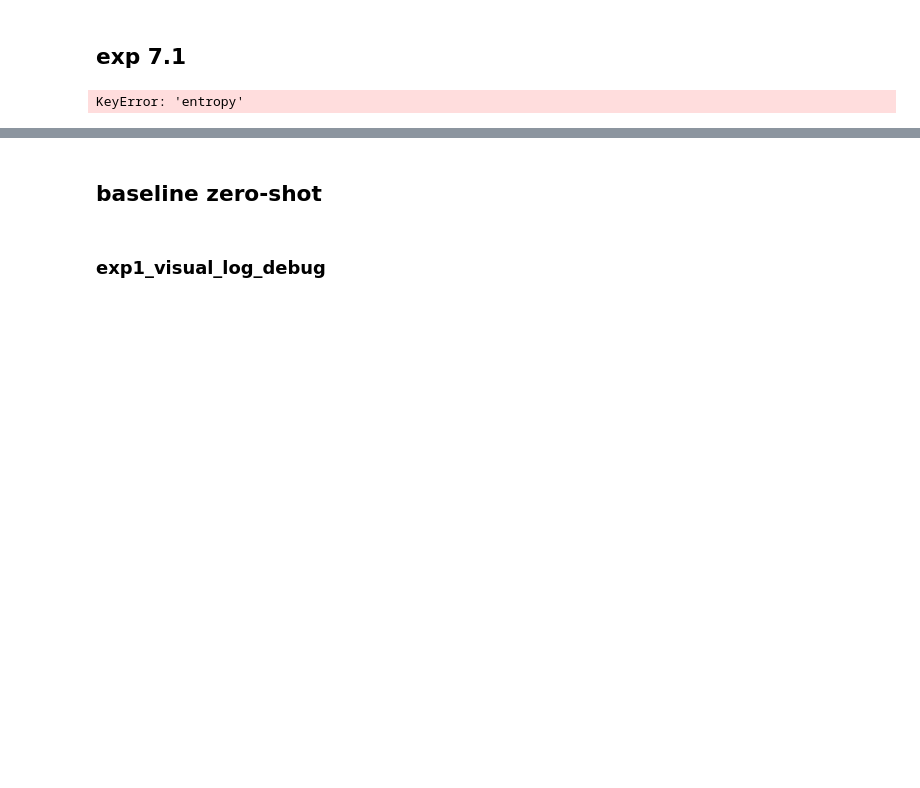
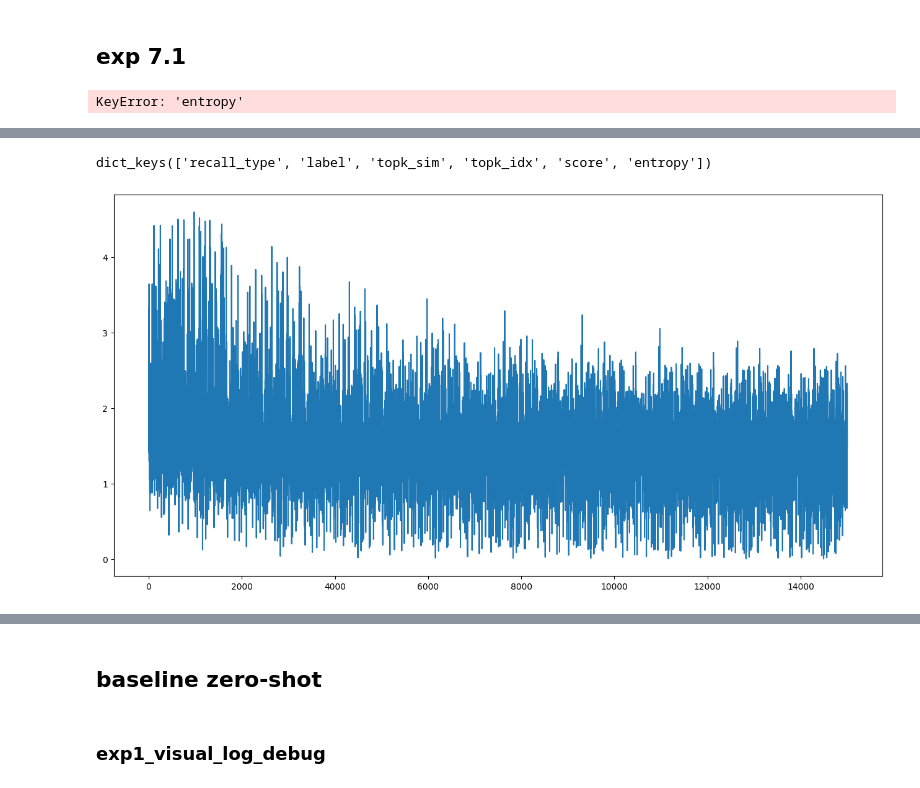
Before and after one commit to nkuzjh/LAVIS, a Jupyter notebook: debug_experiments_statistic_analysis.ipynb, the cells around one changed output, grey strips where cells are left out. Drawn from its saved outputs; the diff is of its cells as text; code cells hidden in the pictures; blank space fills up the shorter version.

```diff
--- a/debug_experiments_statistic_analysis.ipynb
+++ b/debug_experiments_statistic_analysis.ipynb
@@ -1506,0 +1509,19 @@ KeyError: 'entropy'
+# %%
+import json
+import numpy as np
+import torch
+import torch.nn.functional as F
+
+
+coeffi_lists = []
+for epoch in range(9):
+    with open(f"/home/jiahao/task/LAVIS/lavis/output/BLIP2/Retrieval_COCO_itm_adapt_exp9.0.1/i2t/20250624080/result/rank0_eval_epoch{epoch}_logging_list.json", "rt") as file:
+        # print(type(file))
+        coeffi_list_src = json.load(file)
+        coeffi_list = json.loads(coeffi_list_src)
+
+    # print(type(coeffi_list))
+    # print(len(coeffi_list))
+    coeffi_lists.extend(coeffi_list)
+
+print(len(coeffi_lists))
@@ -1506,0 +1546,31 @@ KeyError: 'entropy'
+# %%
+coeffi_lists[0].keys()
+# %% [output]
+dict_keys(['recall_type', 'label', 'topk_sim', 'topk_idx', 'score', 'entropy'])
+# %%
+entropy_list = []
+mv_avg_entropy_list = []
+i = 0
+mv_avg_entropy = 0
+mv_avg_num = 1000
+
+for log_dict in coeffi_lists:
+    i += 1
+    entropy = log_dict["entropy"]
+    mv_avg_entropy += entropy / mv_avg_num
+    if i == mv_avg_num:
+        mv_avg_entropy_list.append(mv_avg_entropy)
+        mv_avg_entropy = 0
+        i = 0
+
+
+    entropy_list.append(entropy)
+# %%
+import matplotlib.pyplot as plt
+
+plt.figure(figsize=(16,8))
+# plt.subplot(1,2,1)
+plt.plot(range(15003), entropy_list)
+plt.show()
+# %% [output]
+[figure, added]
```
Also changed, not shown: parts of 4 cells of this notebook, 1 other file.
